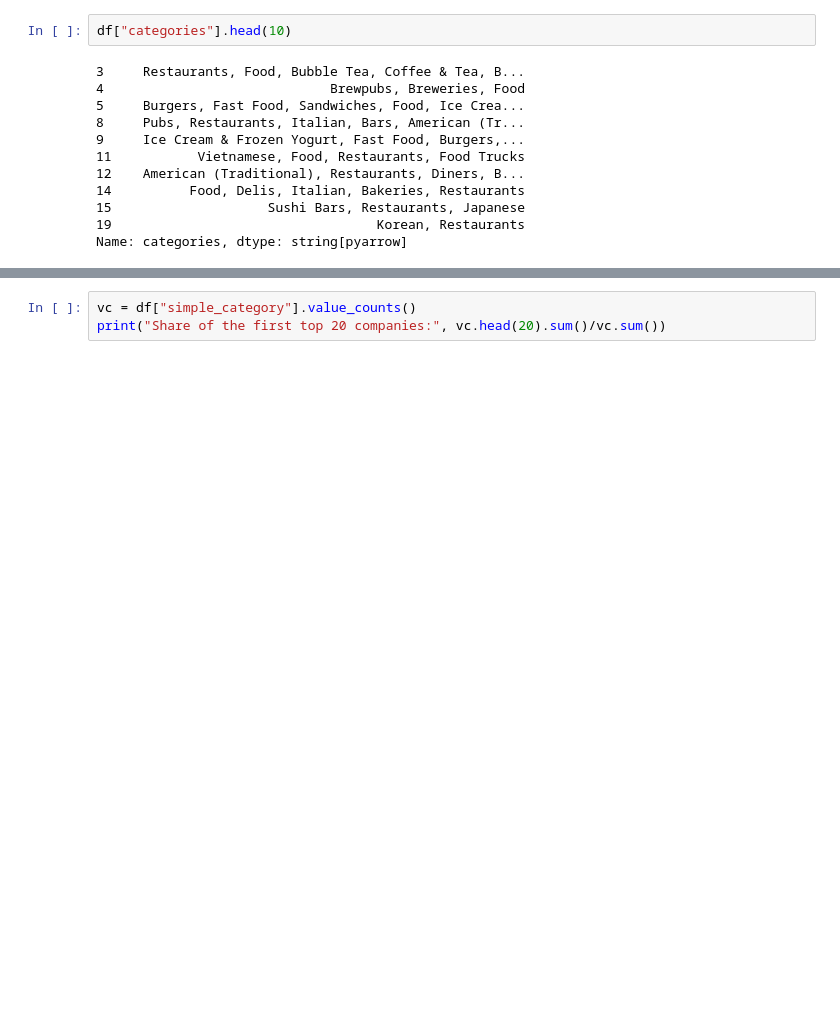
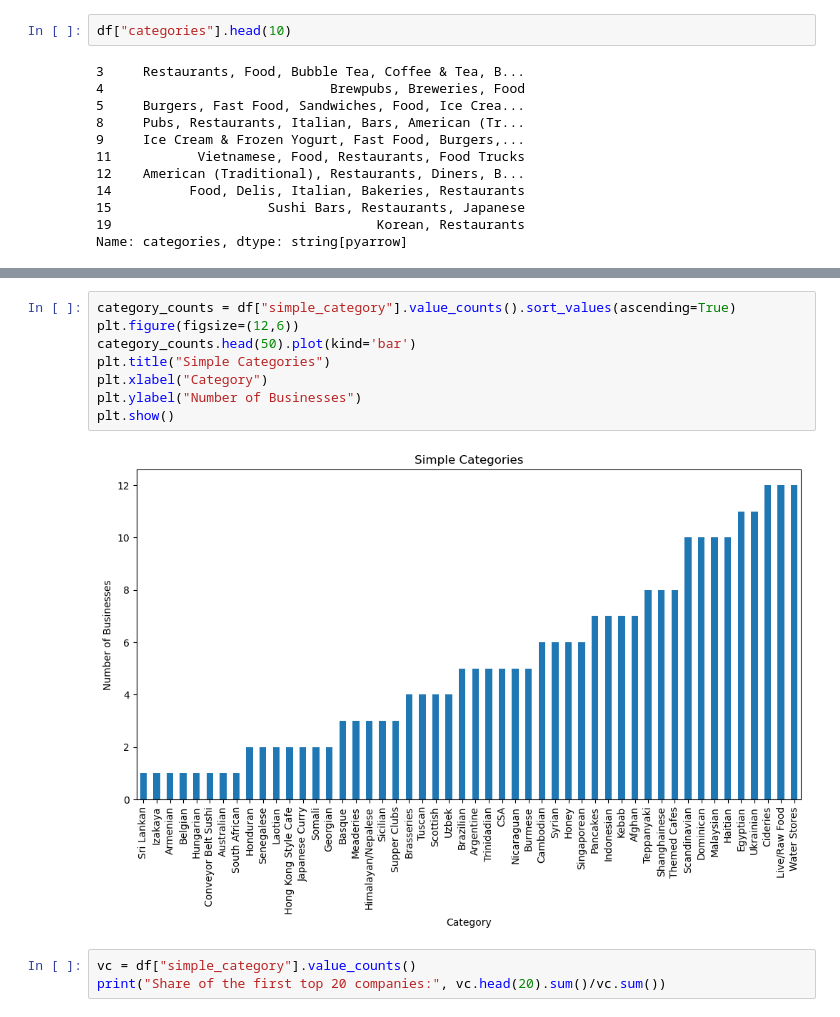
Before and after one commit to Cerlog/02807-project, a Jupyter notebook: business.ipynb, the cells around one changed output, grey strips where cells are left out. Drawn from its saved outputs; the diff is of its cells as text; blank space fills up the shorter version.

```diff
--- a/business.ipynb
+++ b/business.ipynb
@@ -249,3 +142,13 @@ plt.show()
+# %%
+category_counts = df["simple_category"].value_counts().sort_values(ascending=True)
+plt.figure(figsize=(12,6))
+category_counts.head(50).plot(kind='bar')
+plt.title("Simple Categories")
+plt.xlabel("Category")
+plt.ylabel("Number of Businesses")
+plt.show()
+# %% [output]
+[figure, added]
 # %%
 vc = df["simple_category"].value_counts()
 print("Share of the first top 20 companies:", vc.head(20).sum()/vc.sum())
```
Also changed, not shown: parts of 18 cells of this notebook, 10 other files.
